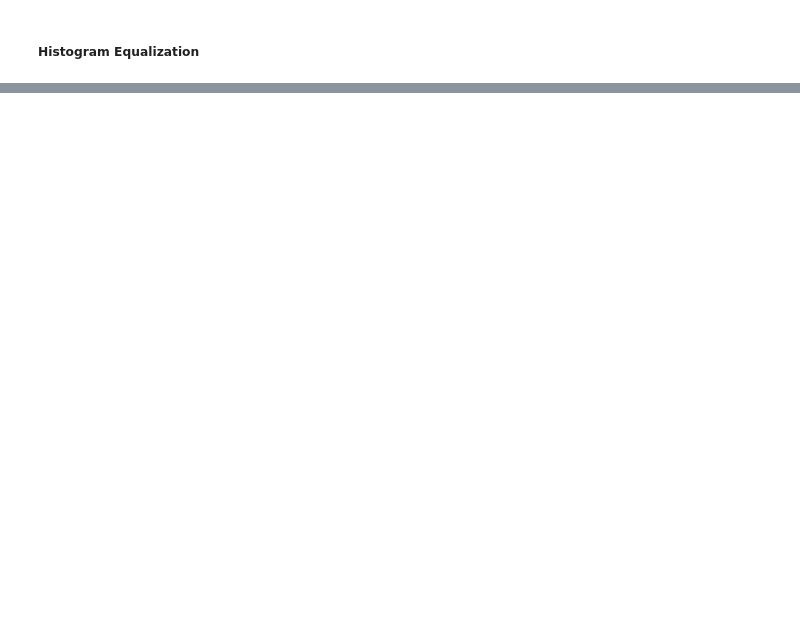
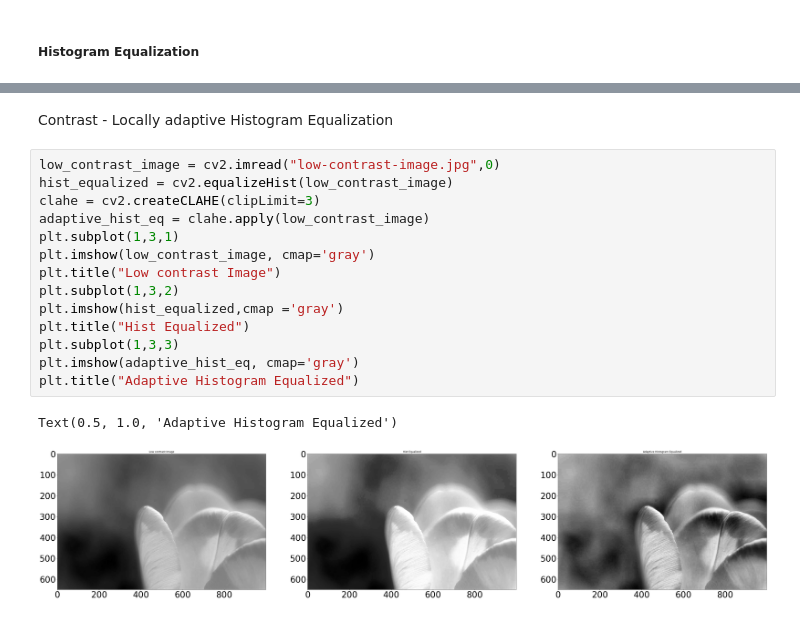
Before and after one commit to SwethaAnish/image-processing, a Jupyter notebook: Basic Image Processing Techniques/basic_image_operations.ipynb, the cells around one changed output, grey strips where cells are left out. Cells and saved outputs as stored; diff of their text form; blank space fills up the shorter version.

Commit message:
added details about adaptive histogram equalization

```diff
--- a/Basic Image Processing Techniques/basic_image_operations.ipynb
+++ b/Basic Image Processing Techniques/basic_image_operations.ipynb
@@ -118,0 +119,19 @@ plt.show()
+# %% [markdown]
+Contrast - Locally adaptive Histogram Equalization
+# %%
+low_contrast_image = cv2.imread("low-contrast-image.jpg",0)
+hist_equalized = cv2.equalizeHist(low_contrast_image)
+clahe = cv2.createCLAHE(clipLimit=3)
+adaptive_hist_eq = clahe.apply(low_contrast_image)
+plt.subplot(1,3,1)
+plt.imshow(low_contrast_image, cmap='gray')
+plt.title("Low contrast Image")
+plt.subplot(1,3,2)
+plt.imshow(hist_equalized,cmap ='gray')
+plt.title("Hist Equalized")
+plt.subplot(1,3,3)
+plt.imshow(adaptive_hist_eq, cmap='gray')
+plt.title("Adaptive Histogram Equalized")
+# %% [output]
+Text(0.5, 1.0, 'Adaptive Histogram Equalized')
+[figure, added]
```
Also changed, not shown: parts of 4 cells of this notebook, 2 other files.
